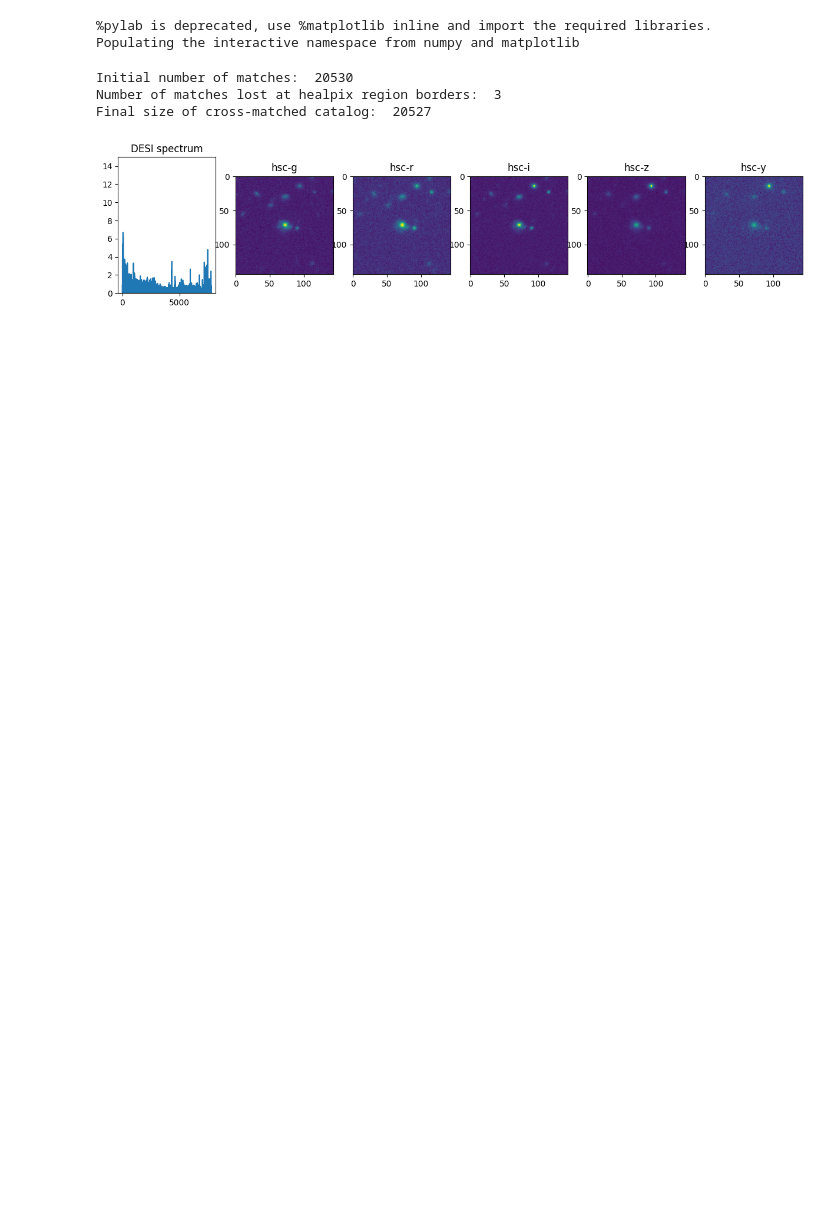
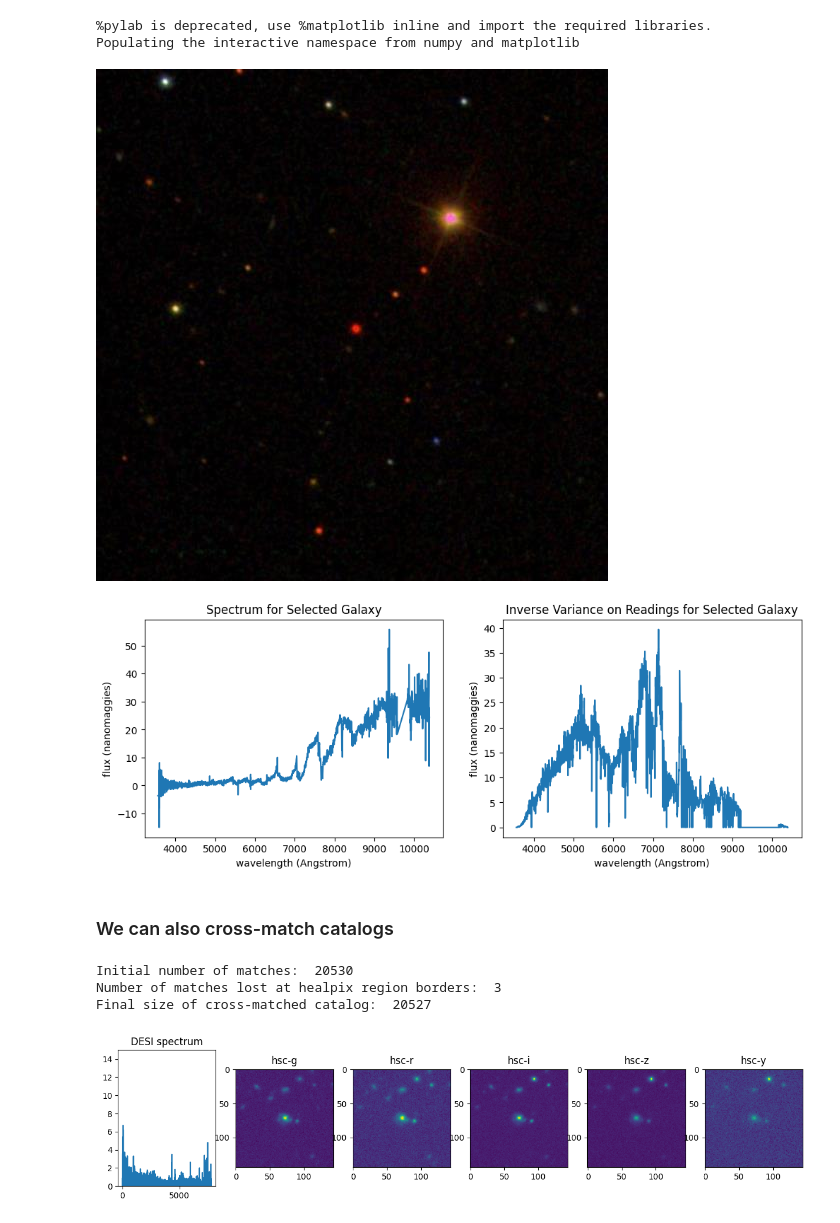
Before and after one commit to MultimodalUniverse/MultimodalUniverse, a Jupyter notebook: notebooks/astropile_demo.ipynb, the cells around one changed output. Saved outputs shown, nothing was run; the diff lists cells and outputs as text; code cells hidden in the pictures; blank space fills up the shorter version.

```diff
--- a/notebooks/astropile_demo.ipynb
+++ b/notebooks/astropile_demo.ipynb
@@ -10,3 +27,60 @@ Populating the interactive namespace from numpy and matplotlib
+# %%
+# Loading all datasets
+desi = load_dataset('/home/flanusse/AstroPile/desi', streaming=True, split='train', trust_remote_code=True)
+hsc = load_dataset('/home/flanusse/AstroPile/hsc', streaming=True, split='train', trust_remote_code=True)
+sdss = load_dataset('/home/flanusse/AstroPile/sdss', streaming=True, split='train', trust_remote_code=True)
+# %%
+# Also accessing the builders
+sdss_dset = load_dataset_builder('/home/flanusse/AstroPile/sdss', trust_remote_code=True)
+hsc_dset = load_dataset_builder('/home/flanusse/AstroPile/hsc', trust_remote_code=True)
+desi_dset = load_dataset_builder('/home/flanusse/AstroPile/desi', trust_remote_code=True)
+# %%
+sdss_cat = get_catalog(sdss_dset)
+# %%
+iter_sdss = iter(sdss)
+# %%
+example = next(iter_sdss)
+
+figure(figsize=(12,4))
+subplot(121)
+plot(example['spectrum']['lambda'], example['spectrum']['flux'])
+xlabel('wavelength (Angstrom)')
+ylabel('flux (nanomaggies)')
+title('Spectrum for Selected Galaxy')
+
+# Metadata: Variance on Readings (ivar = 0 where readings are deemed failures on spectrometer)
+
+subplot(122)
+plot(example['spectrum']['lambda'], example['spectrum']['ivar'])
+xlabel('wavelength (Angstrom)')
+ylabel('flux (nanomaggies)')
+title('Inverse Variance on Readings for Selected Galaxy')
+
+# Finding the coordinates of the object by cross-matching the catalogs
+row = sdss_cat[sdss_cat['object_id'] == example['object_id'][2:-1]]['ra', 'dec']
+ra = row['ra'][0]*u.deg
+dec = row['dec'][0]*u.deg
+pos = coords.SkyCoord(ra, dec, frame='icrs')
+
+im_size = 3*u.arcmin # get a 25 arcmin square
+im_pixels = 512
+cutoutbaseurl = 'http://skyservice.pha.jhu.edu/DR12/ImgCutout/getjpeg.aspx'
+query_string = urlencode(dict(ra=ra.value,
+                              dec=dec.value,
+                              width=im_pixels, height=im_pixels,
+                              scale=im_size.to(u.arcsec).value/im_pixels))
+url = cutoutbaseurl + '?' + query_string
+
+# this downloads the image
+image_name = str(int(example['object_id'][2:-1]))+'_SDSS_cutout.jpg'
+urlretrieve(url, image_name)
+# Load the image into the notebook
+Image(image_name)
+# %% [output]
+[figure, added]
+[figure, added]
+# %% [markdown]
+### We can also cross-match catalogs
 # %%
 from astropile.utils import get_catalog, cross_match_datasets
 from datasets import load_dataset_builder, load_dataset
```
Also changed, not shown: parts of 2 cells of this notebook, 6 other files.
